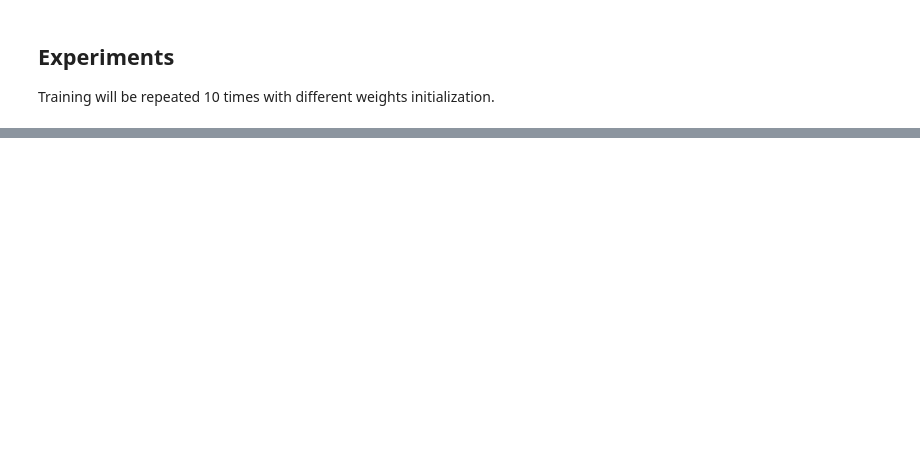
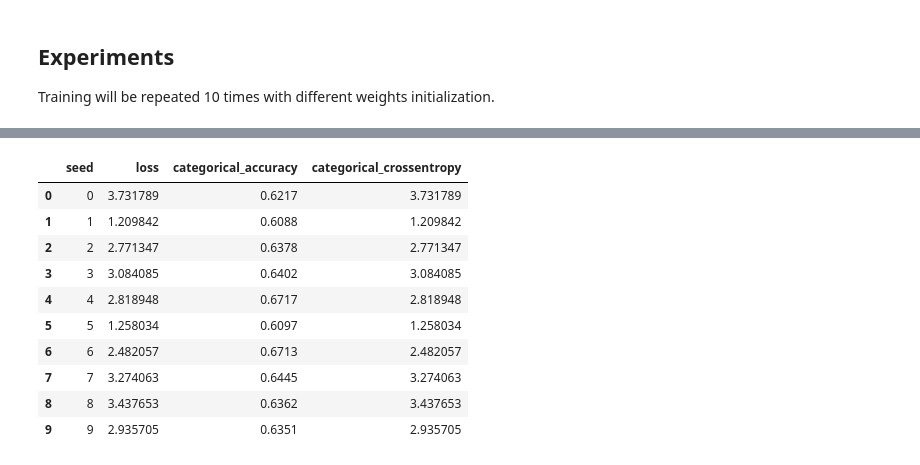
Before and after one commit to SawickiBartosz/DeepLearning2023, a Jupyter notebook: Project1/Nets_training.ipynb, the cells around one changed output, grey strips where cells are left out. Drawn from its saved outputs; the diff is of its cells as text; code cells hidden in the pictures; blank space fills up the shorter version.

Commit message:
simple cnn experiments results

```diff
--- a/Project1/Nets_training.ipynb
+++ b/Project1/Nets_training.ipynb
@@ -112,20 +173,18 @@ checkpoint = callbacks.ModelCheckpoint(
 early_stopping = callbacks.EarlyStopping(
     monitor='val_categorical_accuracy',
     min_delta=0,
-    patience=5,
+    patience=10,
     verbose=0,
     mode='max',
     baseline=None,
     restore_best_weights=True
 )
 
-reduce_lr = callbacks.ReduceLROnPlateau(monitor='val_categorical_accuracy', factor=0.5, patience=3, min_lr=0.00001, verbose=1)
+reduce_lr = callbacks.ReduceLROnPlateau(monitor='val_categorical_accuracy', factor=0.5, patience=5, min_lr=0.00001, verbose=1)
 # %%
 history = model.fit(
     dataset_train,
-    epochs=25,
-    workers=2,
-    use_multiprocessing=True,
+    epochs=200,
     validation_data=dataset_val,
     shuffle=True,
     callbacks=[checkpoint, early_stopping, reduce_lr]
@@ -152,9 +229,7 @@ for seed in TRAINING_SEEDS:
 
     history = model.fit(
         dataset_train,
-        epochs=25,
-        workers=2,
-        use_multiprocessing=True,
+        epochs=200,
         validation_data=dataset_val,
         shuffle=True,
         callbacks=[early_stopping, reduce_lr]
@@ -171,0 +265,14 @@ results.to_csv('simple_cnn_results.csv')
+# %%
+results
+# %% [output]
+|  | seed | loss | categorical_accuracy | categorical_crossentropy |
+| 0 | 0 | 3.731789 | 0.6217 | 3.731789 |
+| 1 | 1 | 1.209842 | 0.6088 | 1.209842 |
+| 2 | 2 | 2.771347 | 0.6378 | 2.771347 |
+| 3 | 3 | 3.084085 | 0.6402 | 3.084085 |
+| 4 | 4 | 2.818948 | 0.6717 | 2.818948 |
+| 5 | 5 | 1.258034 | 0.6097 | 1.258034 |
+| 6 | 6 | 2.482057 | 0.6713 | 2.482057 |
+| 7 | 7 | 3.274063 | 0.6445 | 3.274063 |
+| 8 | 8 | 3.437653 | 0.6362 | 3.437653 |
+| 9 | 9 | 2.935705 | 0.6351 | 2.935705 |
```
Also changed, not shown: parts of 13 cells of this notebook, 1 other file.
